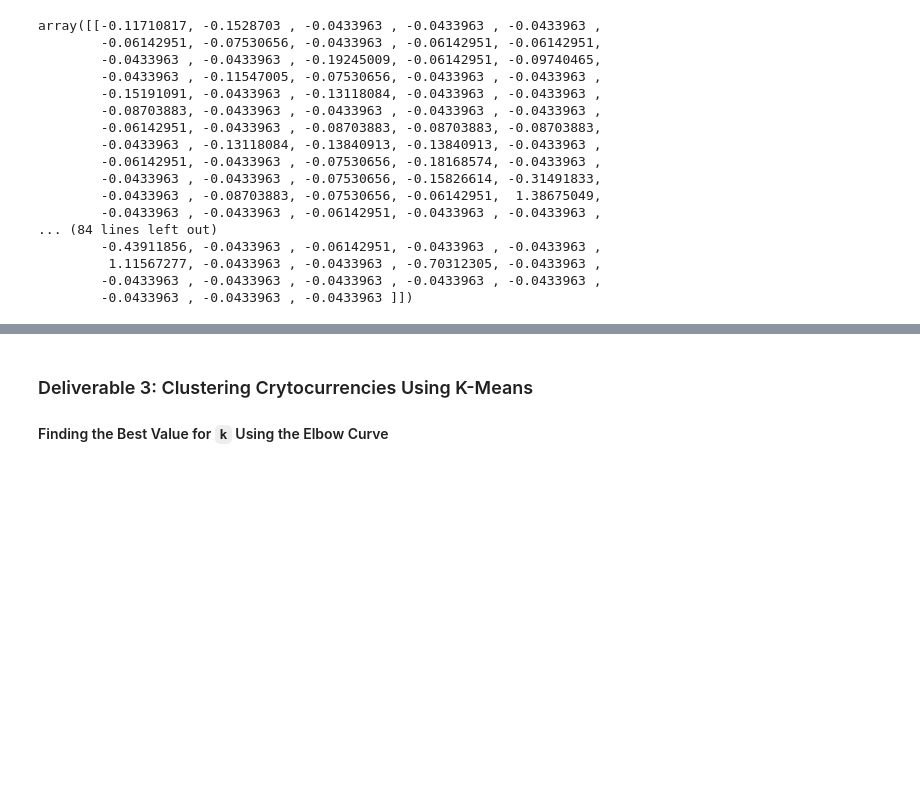
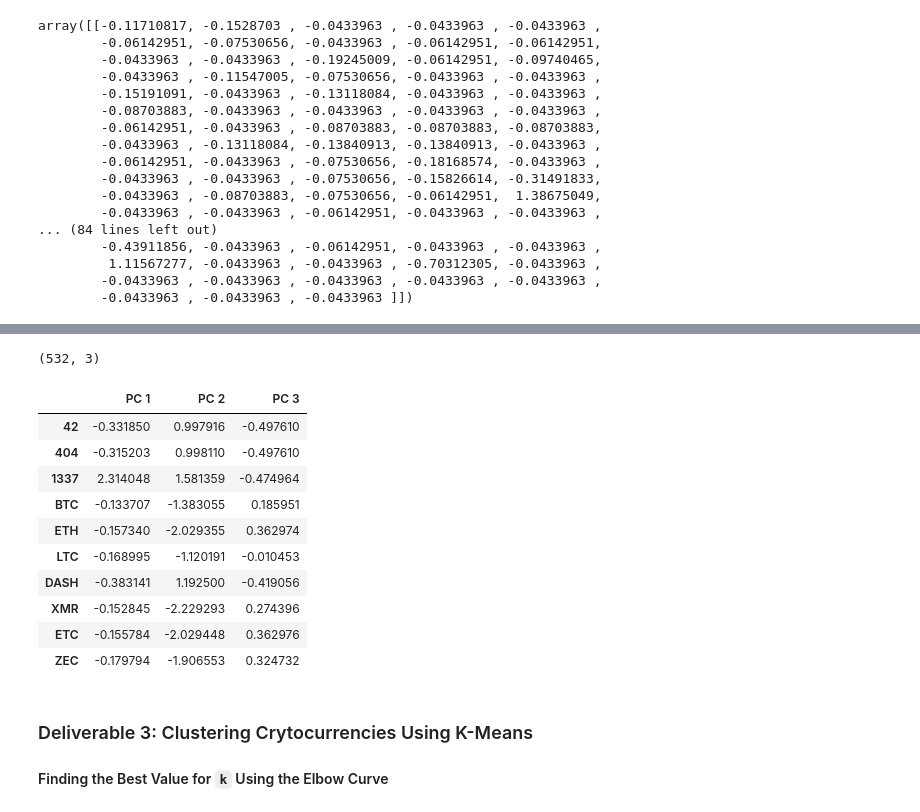
Before and after one commit to MeghanHull/Cryptocurrencies, a Jupyter notebook: crypto_clustering.ipynb, the cells around one changed output, grey strips where cells are left out. Saved outputs shown, nothing was run; the diff lists cells and outputs as text; code cells hidden in the pictures; blank space fills up the shorter version.

```diff
--- a/crypto_clustering.ipynb
+++ b/crypto_clustering.ipynb
@@ -271,4 +271,6 @@ array([[-0.11710817, -0.1528703 , -0.0433963 , -0.0433963 , -0.0433963 ,
 # %%
 # Using PCA to reduce dimension to three principal components.
-# YOUR CODE HERE
+pca = PCA(n_components=3)
+crypto_pca = pca.fit_transform(crypto_scaled)
+crypto_pca
 # %% [output]
@@ -298,3 +284,21 @@ array([[-0.33285464,  1.0383583 , -0.56494435],
+# %%
+# Create a DataFrame with the three principal components.
+pcs_df = pd.DataFrame(crypto_pca, columns=["PC 1", "PC 2", "PC 3"], index=crypto_name_df.index)
+print(pcs_df.shape)
+pcs_df.head(10)
+# %% [output]
+(532, 3)
+|  | PC 1 | PC 2 | PC 3 |
+| 42 | -0.331850 | 0.997916 | -0.497610 |
+| 404 | -0.315203 | 0.998110 | -0.497610 |
+| 1337 | 2.314048 | 1.581359 | -0.474964 |
+| BTC | -0.133707 | -1.383055 | 0.185951 |
+| ETH | -0.157340 | -2.029355 | 0.362974 |
+| LTC | -0.168995 | -1.120191 | -0.010453 |
+| DASH | -0.383141 | 1.192500 | -0.419056 |
+| XMR | -0.152845 | -2.229293 | 0.274396 |
+| ETC | -0.155784 | -2.029448 | 0.362976 |
+| ZEC | -0.179794 | -1.906553 | 0.324732 |
 # %% [markdown]
 ### Deliverable 3: Clustering Crytocurrencies Using K-Means
 
```
Also changed, not shown: parts of 3 cells of this notebook.
